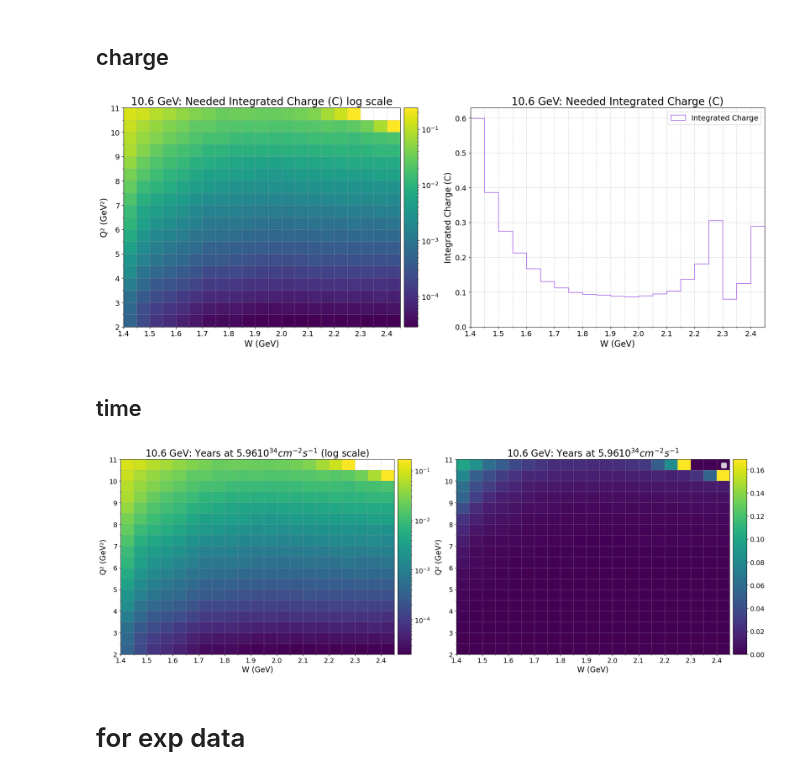
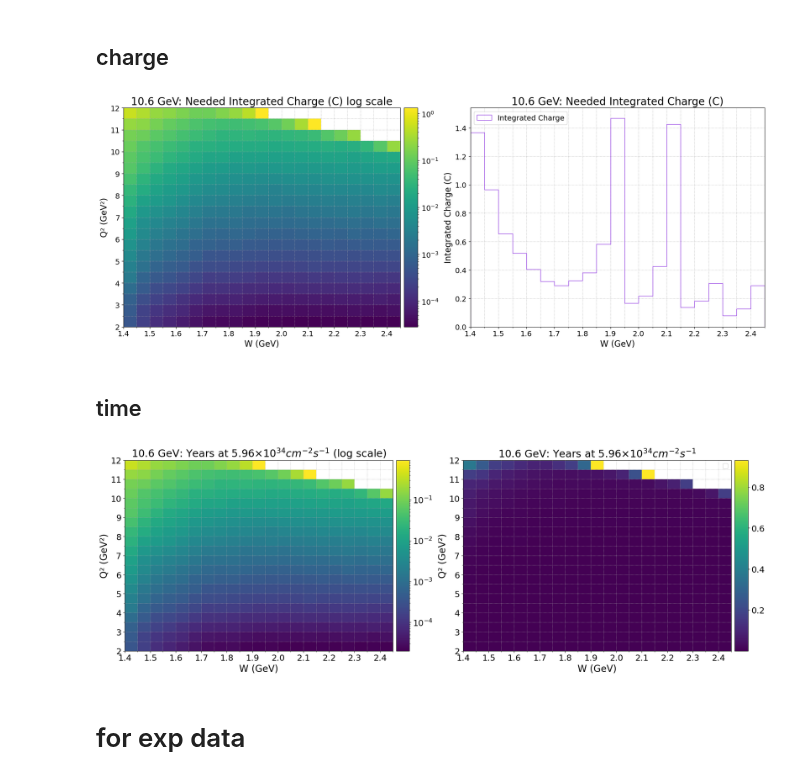
Before and after one commit to aosmond23/clas12, a Jupyter notebook: python/acceptance_etc_v4.ipynb, the cells around one changed output. Saved outputs shown, nothing was run; the diff lists cells and outputs as text; code cells hidden in the pictures.

```diff
--- a/python/acceptance_etc_v4.ipynb
+++ b/python/acceptance_etc_v4.ipynb
@@ -124,7 +123,7 @@ sim_rec_dataset.tail(3)
 # define W-Q² bins
 # %%
 # w-q2 ranges
-sim_10_6gev_q2bins = np.arange(2.0, 11.1, 0.5)
+sim_10_6gev_q2bins = np.arange(2.0, 12.1, 0.5)
 sim_22gev_q2bins = np.arange(2.0, 30.1, 0.5)
 
 sim_10_6gev_q2bins_fixed = [2.0,2.4,3.0,3.5,4.2,5.0,6.0,7.0,8.0,9.0,10.0,11.0] #,12.0]
@@ -139,7 +138,7 @@ bin_x = np.arange(1.4, 2.451, 0.05)
 
 major_xticks = np.round(np.arange(1.4, 2.45 + 1e-6, 0.1), 2)
 sim_22_major_yticks = np.arange(2.0, 30.1, 2.0)
-sim_10_6_major_yticks = np.arange(2.0, 11.1, 1.0)
+sim_10_6_major_yticks = np.arange(2.0, 12.1, 1.0)
 
 major_yticks = sim_10_6_major_yticks
 
@@ -1040,7 +1168,7 @@ ax.legend(fontsize=14)
 plt.tight_layout()
 plt.show()
 # %% [output]
-[figure, old version]
+[figure, new version]
 # %% [markdown]
 ## time
 # %%
@@ -1053,23 +1181,23 @@ hist = ax.hist2d(sim_calc.w_val.to_numpy(), sim_calc.q2_val.to_numpy(),
     bins=[bin_x, bin_y], cmap='viridis', density=False, cmin=0, norm=mpl.colors.LogNorm(), weights=sim_calc.no_year_45nA)
 
 # Labels
-ax.set_title('10.6 GeV: Years at $5.96 10^{34} cm^{-2} s^{-1}$ (log scale)', fontsize=20)
-ax.set_xlabel('W (GeV)', fontsize=16)
-ax.set_ylabel('Q² (GeV²)', fontsize=16)
+ax.set_title('10.6 GeV: Years at $5.96 × 10^{34} cm^{-2} s^{-1}$ (log scale)', fontsize=22)
+ax.set_xlabel('W (GeV)', fontsize=20)
+ax.set_ylabel('Q² (GeV²)', fontsize=20)
 
 # Ticks & Grid
 ax.set_xticks(major_xticks)
 ax.set_xticks(bin_x, minor=True)
 ax.set_yticks(major_yticks)
 ax.set_yticks(bin_y, minor=True)
-ax.tick_params(axis='both', which='major', labelsize=14)
+ax.tick_params(axis='both', which='major', labelsize=18)
 ax.grid(which='both', linestyle=':')
 
 # Colorbar
 divider = make_axes_locatable(ax)
 cax = divider.append_axes("right", size="5%", pad=0.1)
 cbar = plt.colorbar(hist[3], cax=cax)
-cbar.ax.tick_params(labelsize=14)
+cbar.ax.tick_params(labelsize=18)
 # cbar.set_label('Years', fontsize=14)
 
 # ---------------- RIGHT: 1D linear scale ----------------
@@ -1093,40 +1221,40 @@ cbar.ax.tick_params(labelsize=14)
 # # Ticks & Grid
 # ax.set_xticks(major_xticks)
 # ax.set_xticks(bin_x, minor=True)
 # ax.tick_params(axis='both', which='major', labelsize=14)
 # ax.grid(which='both', linestyle=':')
 
 ax = axes[1]
 hist = ax.hist2d(sim_calc.w_val.to_numpy(), sim_calc.q2_val.to_numpy(),
-    bins=[bin_x, bin_y], cmap='viridis', density=False, cmin=0, weights=sim_calc.no_year_45nA)
+    bins=[bin_x, bin_y], cmap='viridis', density=False, cmin=1E-300, weights=sim_calc.no_year_45nA)
 
 # Labels
-ax.set_title('10.6 GeV: Years at $5.96 10^{34} cm^{-2} s^{-1}$', fontsize=20)
-ax.set_xlabel('W (GeV)', fontsize=16)
-ax.set_ylabel('Q² (GeV²)', fontsize=16)
+ax.set_title('10.6 GeV: Years at $5.96 × 10^{34} cm^{-2} s^{-1}$', fontsize=22)
+ax.set_xlabel('W (GeV)', fontsize=20)
+ax.set_ylabel('Q² (GeV²)', fontsize=20)
 
 # Ticks & Grid
 ax.set_xticks(major_xticks)
 ax.set_xticks(bin_x, minor=True)
 ax.set_yticks(major_yticks)
 ax.set_yticks(bin_y, minor=True)
-ax.tick_params(axis='both', which='major', labelsize=14)
+ax.tick_params(axis='both', which='major', labelsize=18)
 ax.grid(which='both', linestyle=':')
 
 # Colorbar
 divider = make_axes_locatable(ax)
 cax = divider.append_axes("right", size="5%", pad=0.1)
 cbar = plt.colorbar(hist[3], cax=cax)
-cbar.ax.tick_params(labelsize=14)
+cbar.ax.tick_params(labelsize=18)
 # cbar.set_label('Years', fontsize=14)
 
 # Legend
 ax.legend(fontsize=14)
 
 plt.tight_layout()
 plt.show()
 # %% [output]
-[figure, old version]
+[figure, new version]
 # %% [markdown]
 # for exp data
 # %%
```
Also changed, not shown: parts of 11 cells of this notebook, 11 other files.
